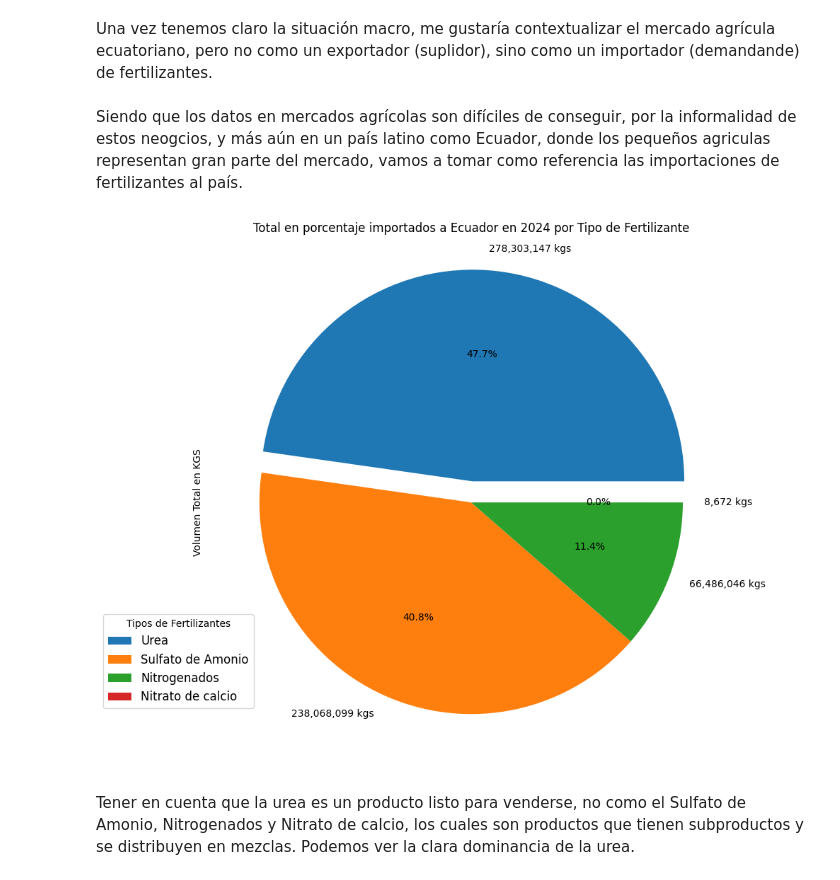
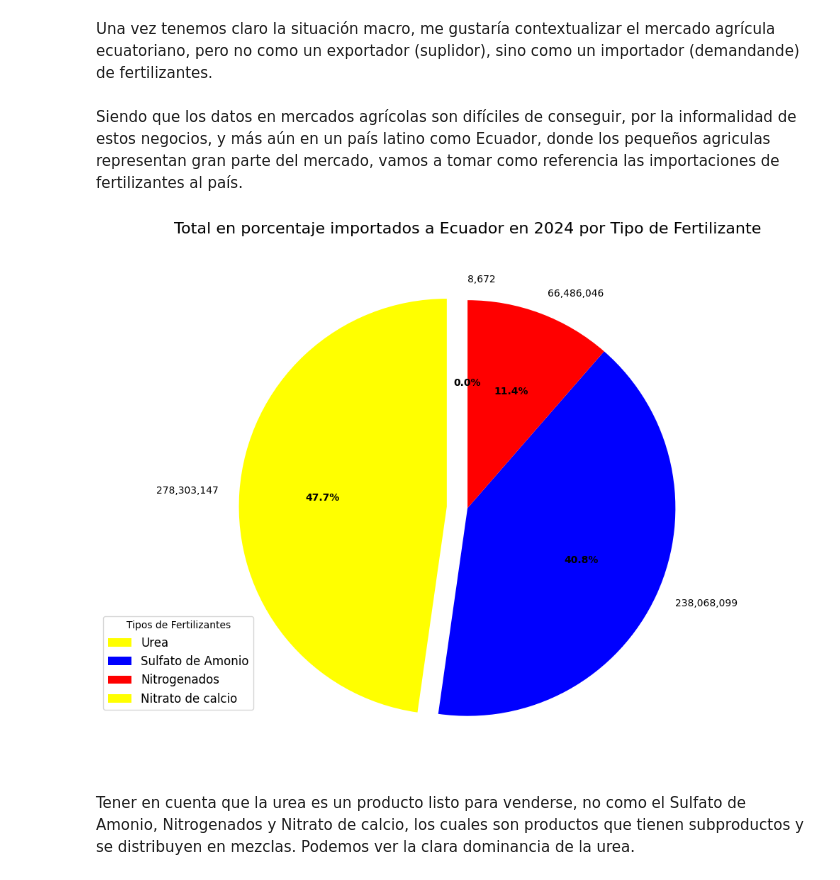
Before and after one commit to auricIecu/EDA, a Jupyter notebook: Memoria.ipynb, the cells around one changed output. Drawn from its saved outputs; the diff is of its cells as text; code cells hidden in the pictures.

```diff
--- a/Memoria.ipynb
+++ b/Memoria.ipynb
@@ -1665,37 +1437,49 @@ En el graficos de price changes de la Urea podemos ver un contraste entre antes
 # %% [markdown]
 Una vez tenemos claro la situación macro, me gustaría contextualizar el mercado agrícula ecuatoriano, pero no como un exportador (suplidor), sino como un importador (demandande) de fertilizantes.
 # %% [markdown]
-Siendo que los datos en mercados agrícolas son difíciles de conseguir, por la informalidad de estos neogcios, y más aún en un país latino como Ecuador, donde los pequeños agriculas representan gran parte del mercado, vamos a tomar como referencia las importaciones de fertilizantes al país.
+Siendo que los datos en mercados agrícolas son difíciles de conseguir, por la informalidad de estos negocios, y más aún en un país latino como Ecuador, donde los pequeños agriculas representan gran parte del mercado, vamos a tomar como referencia las importaciones de fertilizantes al país.
 # %%
 mercado_pais = pd.read_csv('/Users/auric/REPO_TEST/Entregas/Entrega 28 - 03 de abril de marzo/EDA Agricultura_Clima Ecuador/EDA/Data_2/resultado_mercado_fertilizantes_2024_porcentaje.csv')
 
 mercado_pais.set_index("Tipo de Fertilizante", inplace=True)
 
-labels = mercado_pais["Volumen Total en KGS"].apply(lambda x: f"{x:,.0f} kgs")
+valores = mercado_pais["Volumen Total en KGS"].values
+labels = [f"{x:,.0f}" for x in valores]
 
-mercado_pais["Volumen Total en KGS"].plot(
-    kind="pie",
-    figsize=(10, 8),
-    autopct="%1.1f%%",
-    legend=False,
+colores = ['yellow', 'blue', 'red', 'yellow']
+
+fig, ax = plt.subplots(figsize=(12, 8))
+
+# Con ax.pie puedo eliminar la etiqueta
+wedges, texts, autotexts = ax.pie(
+    valores,
     labels=labels,
-    title="Total en porcentaje importados a Ecuador en 2024 por Tipo de Fertilizante",
-    explode=(0.1,0,0,0)
-
+    autopct='%1.1f%%',
+    explode=(0.1, 0, 0, 0),
+    colors=colores,
+    startangle=90
 )
 
-plt.legend(
+plt.setp(autotexts, size=10, weight="bold")
+
+ax.set_title("Total en porcentaje importados a Ecuador en 2024 por Tipo de Fertilizante",
+             fontsize=16,
+             loc='center',
+             pad=15)
+
+ax.legend(
+    wedges,
     mercado_pais.index,
     title="Tipos de Fertilizantes",
     loc="lower right",
     bbox_to_anchor=(0.1, 0.1),
     fontsize=12
 )
 
 plt.tight_layout()
 plt.show()
 # %% [output]
-[figure, old version]
+[figure, new version]
 # %% [markdown]
 Tener en cuenta que la urea es un producto listo para venderse, no como el Sulfato de Amonio, Nitrogenados y Nitrato de calcio, los cuales son productos que tienen subproductos y se distribuyen en mezclas. Podemos ver la clara dominancia de la urea.
 # %% [markdown]
```
Also changed, not shown: parts of 131 cells of this notebook, 26 other files.
